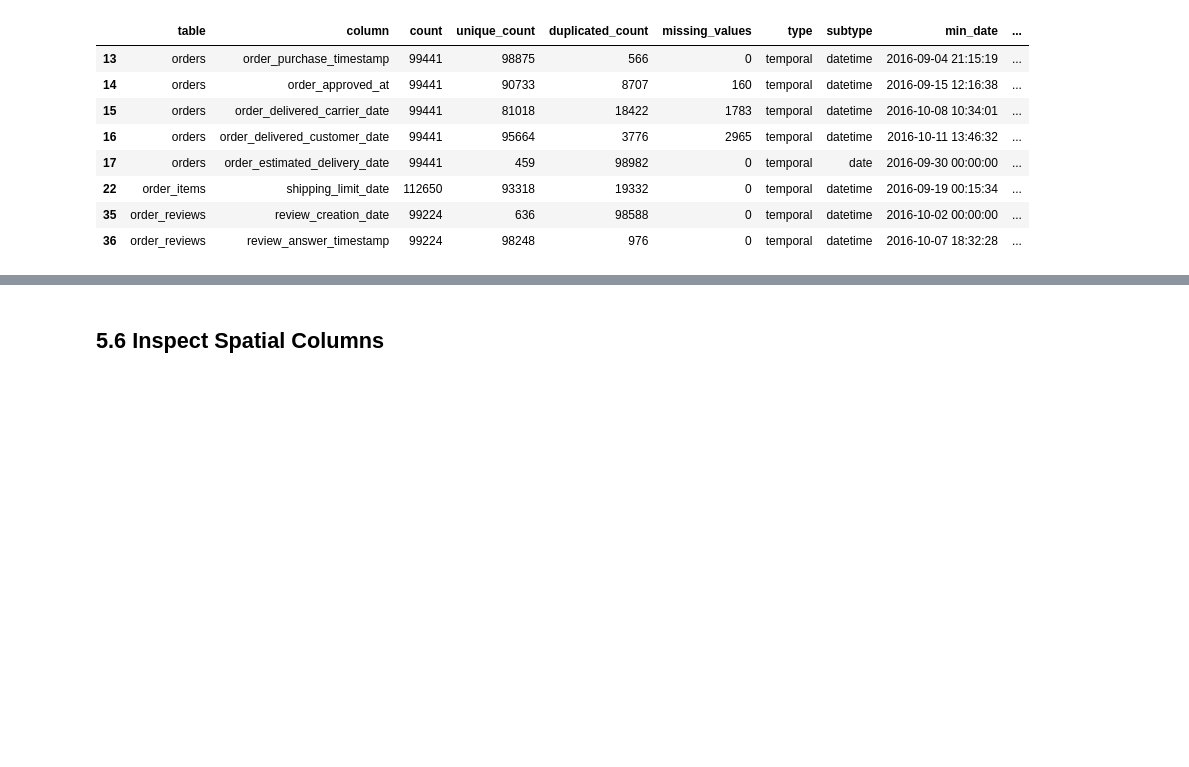
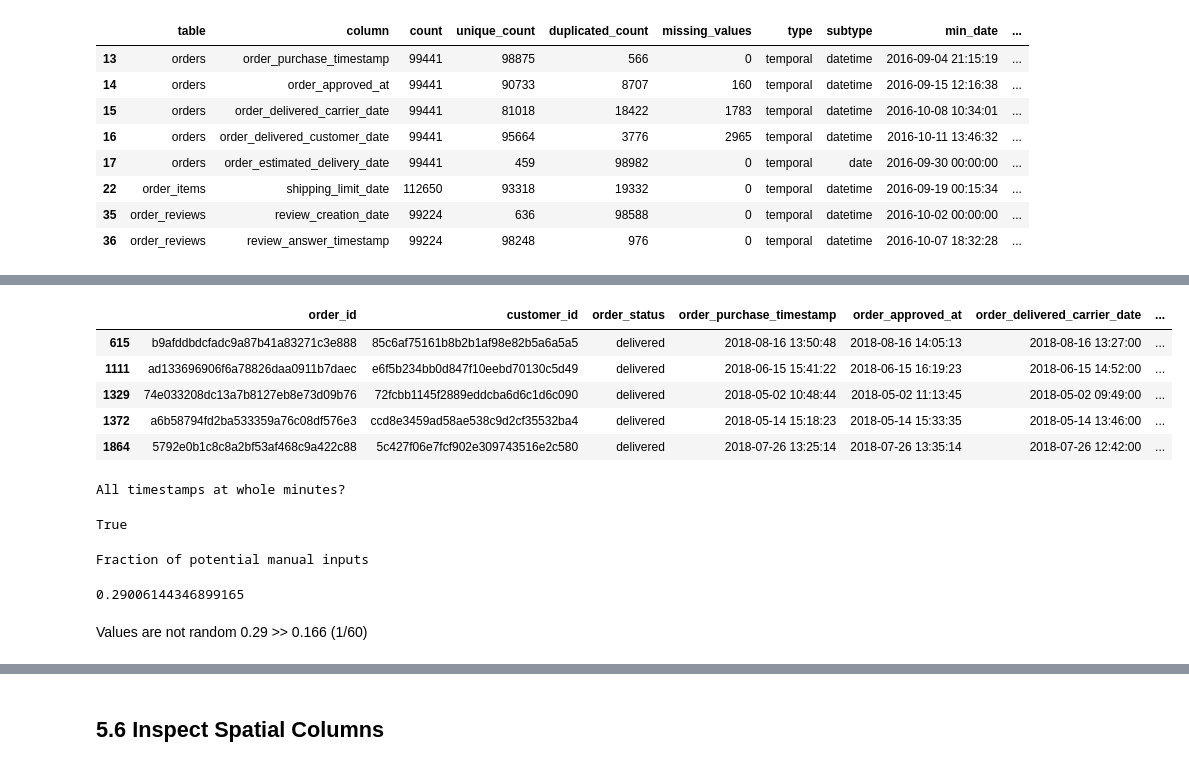
Before and after one commit to vmichael89/cf-brazilian-ecommerce-olist, a Jupyter notebook: notebooks/cleaning_exploration.ipynb, the cells around one changed output, grey strips where cells are left out. Cells and saved outputs as stored; diff of their text form; code cells hidden in the pictures; blank space fills up the shorter version.

```diff
--- a/notebooks/cleaning_exploration.ipynb
+++ b/notebooks/cleaning_exploration.ipynb
@@ -2052,0 +2204,23 @@ df_summaries["temporal"]
+# %%
+db["orders"].query("order_purchase_timestamp > order_delivered_carrier_date").head(5)
+# %% [output]
+|  | order_id | customer_id | order_status | order_purchase_timestamp | order_approved_at | order_delivered_carrier_date | ... |
+| 615 | b9afddbdcfadc9a87b41a83271c3e888 | 85c6af75161b8b2b1af98e82b5a6a5a5 | delivered | 2018-08-16 13:50:48 | 2018-08-16 14:05:13 | 2018-08-16 13:27:00 | ... |
+| 1111 | ad133696906f6a78826daa0911b7daec | e6f5b234bb0d847f10eebd70130c5d49 | delivered | 2018-06-15 15:41:22 | 2018-06-15 16:19:23 | 2018-06-15 14:52:00 | ... |
+| 1329 | 74e033208dc13a7b8127eb8e73d09b76 | 72fcbb1145f2889eddcba6d6c1d6c090 | delivered | 2018-05-02 10:48:44 | 2018-05-02 11:13:45 | 2018-05-02 09:49:00 | ... |
+| 1372 | a6b58794fd2ba533359a76c08df576e3 | ccd8e3459ad58ae538c9d2cf35532ba4 | delivered | 2018-05-14 15:18:23 | 2018-05-14 15:33:35 | 2018-05-14 13:46:00 | ... |
+| 1864 | 5792e0b1c8c8a2bf53af468c9a422c88 | 5c427f06e7fcf902e309743516e2c580 | delivered | 2018-07-26 13:25:14 | 2018-07-26 13:35:14 | 2018-07-26 12:42:00 | ... |
+# %%
+print("All timestamps at whole minutes?")
+db["orders"].query("order_purchase_timestamp > order_delivered_carrier_date")["order_delivered_carrier_date"].dt.second.eq(0).all()
+# %% [output]
+All timestamps at whole minutes?
+True
+# %%
+print("Fraction of potential manual inputs")
+db["orders"]["order_delivered_carrier_date"].dt.second.eq(0).sum() / len(db["orders"])
+# %% [output]
+Fraction of potential manual inputs
+0.29006144346899165
+# %% [markdown]
+Values are not random 0.29 >> 0.166 (1/60)
```
Also changed, not shown: parts of 51 cells of this notebook.
